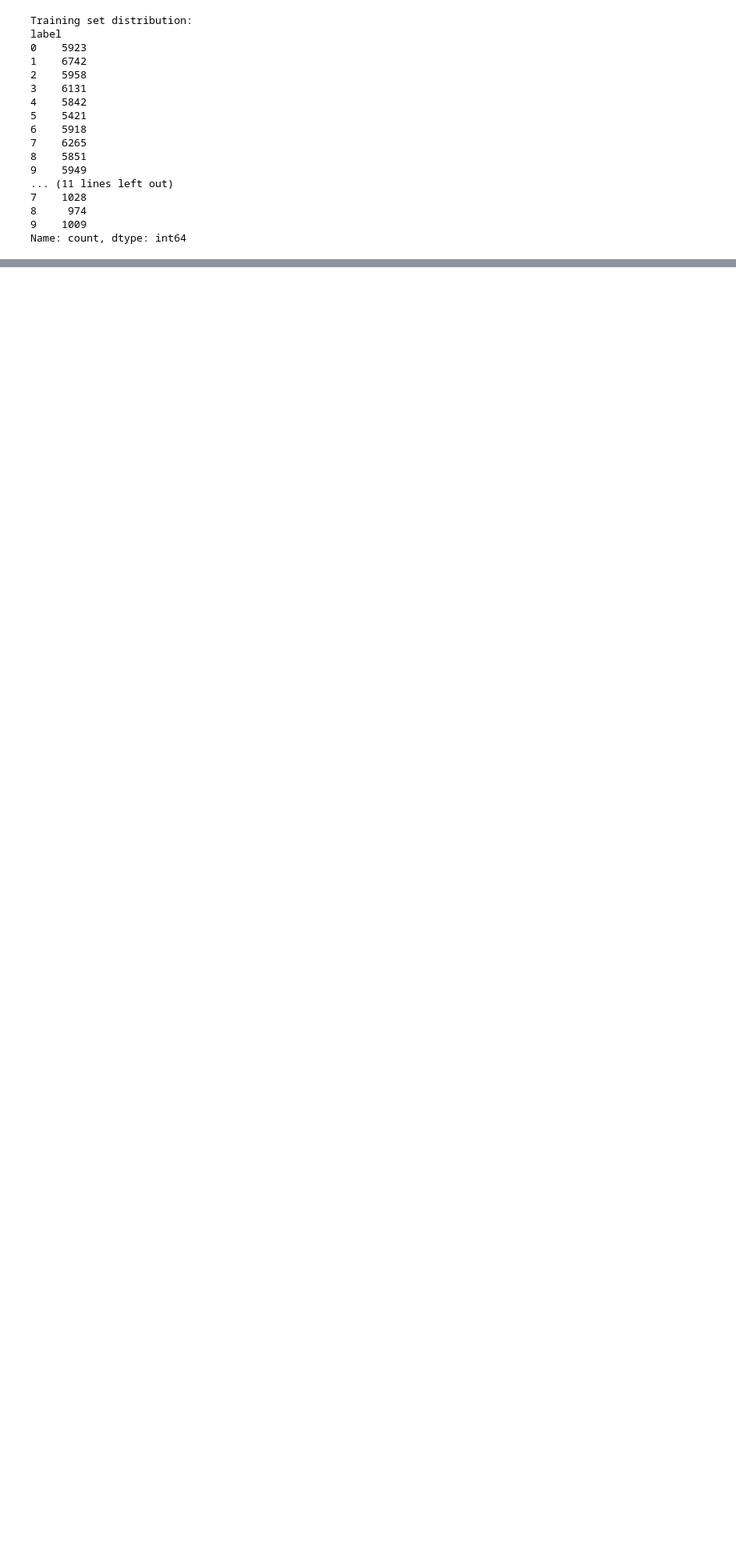
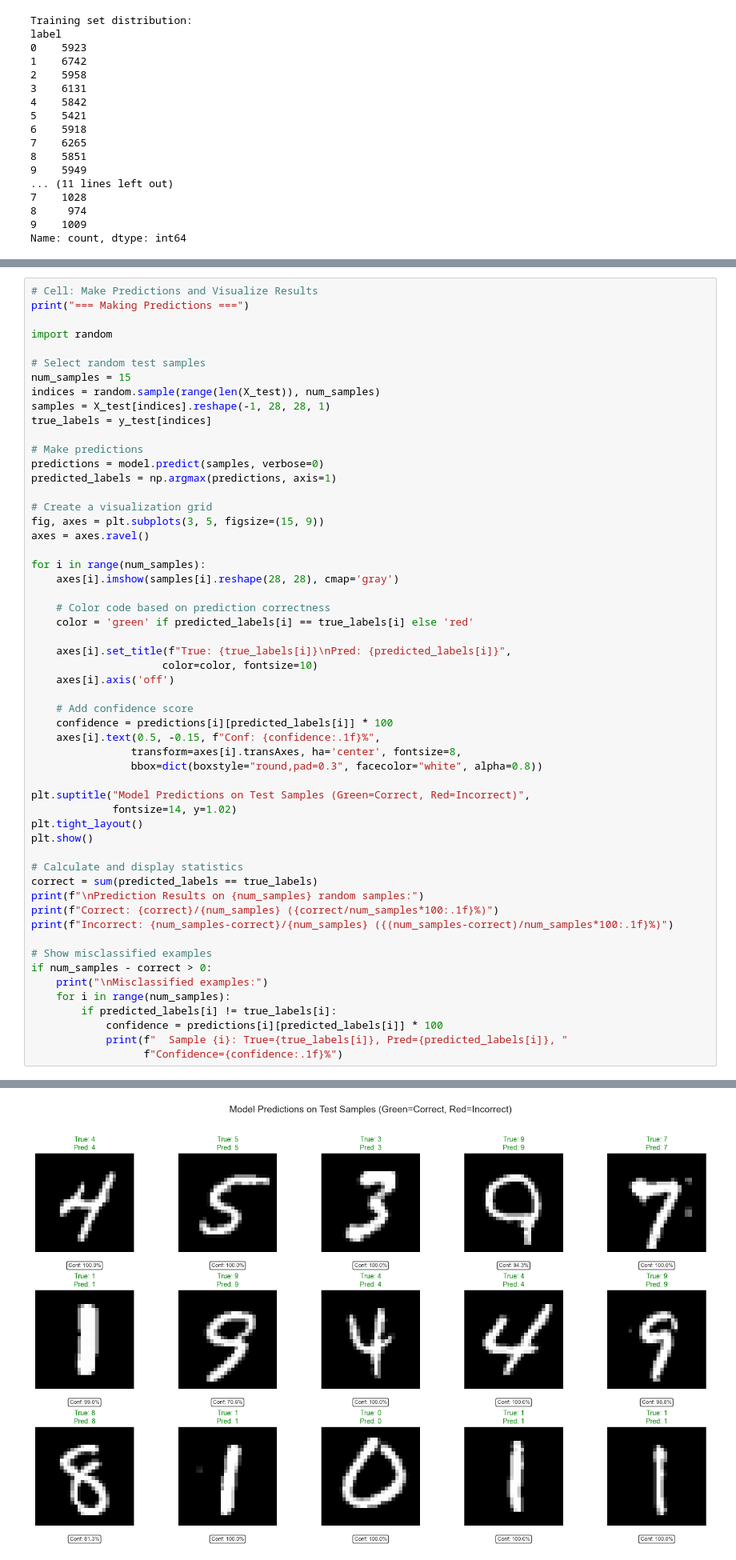
Before and after one commit to DeograciasM/mnist-digit-recognition, a Jupyter notebook: notebooks/exploration.ipynb, the cells around one changed output, grey strips where cells are left out. Shown at 80% size. Drawn from its saved outputs; the diff is of its cells as text; blank space fills up the shorter version.

```diff
--- a/notebooks/exploration.ipynb
+++ b/notebooks/exploration.ipynb
@@ -124,0 +248,56 @@ Name: count, dtype: int64
+# %%
+# Cell: Make Predictions and Visualize Results
+print("=== Making Predictions ===")
+
+import random
+
+# Select random test samples
+num_samples = 15
+indices = random.sample(range(len(X_test)), num_samples)
+samples = X_test[indices].reshape(-1, 28, 28, 1)
+true_labels = y_test[indices]
+
+# Make predictions
+predictions = model.predict(samples, verbose=0)
+predicted_labels = np.argmax(predictions, axis=1)
+
+# Create a visualization grid
+fig, axes = plt.subplots(3, 5, figsize=(15, 9))
+axes = axes.ravel()
+
+for i in range(num_samples):
+    axes[i].imshow(samples[i].reshape(28, 28), cmap='gray')
+
+    # Color code based on prediction correctness
+    color = 'green' if predicted_labels[i] == true_labels[i] else 'red'
+
+    axes[i].set_title(f"True: {true_labels[i]}\nPred: {predicted_labels[i]}",
+                     color=color, fontsize=10)
+    axes[i].axis('off')
+
+    # Add confidence score
+    confidence = predictions[i][predicted_labels[i]] * 100
+    axes[i].text(0.5, -0.15, f"Conf: {confidence:.1f}%",
+                transform=axes[i].transAxes, ha='center', fontsize=8,
+                bbox=dict(boxstyle="round,pad=0.3", facecolor="white", alpha=0.8))
+
+plt.suptitle("Model Predictions on Test Samples (Green=Correct, Red=Incorrect)",
+             fontsize=14, y=1.02)
+plt.tight_layout()
+plt.show()
+
+# Calculate and display statistics
+correct = sum(predicted_labels == true_labels)
+print(f"\nPrediction Results on {num_samples} random samples:")
+print(f"Correct: {correct}/{num_samples} ({correct/num_samples*100:.1f}%)")
+print(f"Incorrect: {num_samples-correct}/{num_samples} ({(num_samples-correct)/num_samples*100:.1f}%)")
+
+# Show misclassified examples
+if num_samples - correct > 0:
+    print("\nMisclassified examples:")
+    for i in range(num_samples):
+        if predicted_labels[i] != true_labels[i]:
+            confidence = predictions[i][predicted_labels[i]] * 100
+            print(f"  Sample {i}: True={true_labels[i]}, Pred={predicted_labels[i]}, "
+                  f"Confidence={confidence:.1f}%")
+# %% [output]
@@ -124,0 +305 @@ Name: count, dtype: int64
+[figure, added]
```
Also changed, not shown: parts of 5 cells of this notebook, 2 other files.
